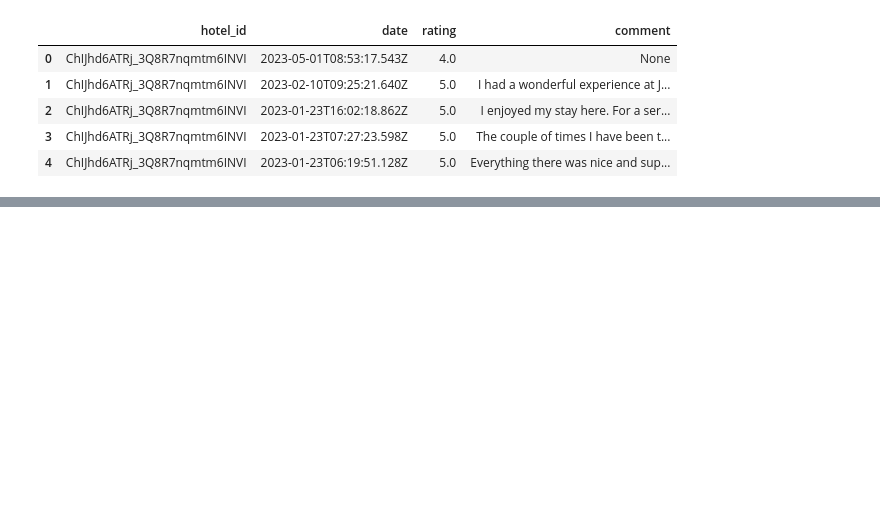
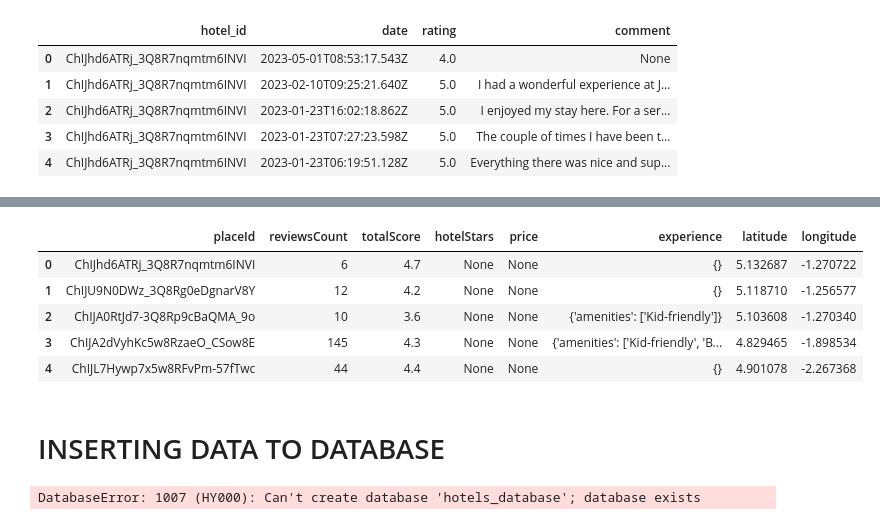
Before and after one commit to josephine-amponsah/review-senti-analysis, a Jupyter notebook: notebooks/data-collect.ipynb, the cells around one changed output, grey strips where cells are left out. Drawn from its saved outputs; the diff is of its cells as text; code cells hidden in the pictures; blank space fills up the shorter version.

```diff
--- a/notebooks/data-collect.ipynb
+++ b/notebooks/data-collect.ipynb
@@ -191,0 +367,3 @@ info_table.head()
+# %%
+hotel_metrics['latitude'] = hotel_metrics['location'].apply(lambda x: x['lat'])
+hotel_metrics['longitude'] = hotel_metrics['location'].apply(lambda x: x['lng'])
@@ -191,0 +379,14 @@ info_table.head()
+# %%
+remove_cols =["city", "title", "location", "countryCode", "categoryName", "reviewsTags", "beach", "additionalInfo"]
+hotel_metrics = hotel_metrics.drop(remove_cols, axis = 1)
+# %%
+hotel_metrics.head()
+# %% [output]
+|  | placeId | reviewsCount | totalScore | hotelStars | price | experience | latitude | longitude |
+| 0 | ChIJhd6ATRj_3Q8R7nqmtm6INVI | 6 | 4.7 | None | None | {} | 5.132687 | -1.270722 |
+| 1 | ChIJU9N0DWz_3Q8Rg0eDgnarV8Y | 12 | 4.2 | None | None | {} | 5.118710 | -1.256577 |
+| 2 | ChIJA0RtJd7-3Q8Rp9cBaQMA_9o | 10 | 3.6 | None | None | {'amenities': ['Kid-friendly']} | 5.103608 | -1.270340 |
+| 3 | ChIJA2dVyhKc5w8RzaeO_CSow8E | 145 | 4.3 | None | None | {'amenities': ['Kid-friendly', 'B... | 4.829465 | -1.898534 |
+| 4 | ChIJL7Hywp7x5w8RFvPm-57fTwc | 44 | 4.4 | None | None | {} | 4.901078 | -2.267368 |
+# %% [markdown]
+# INSERTING DATA TO DATABASE
@@ -191,0 +401,6 @@ info_table.head()
+# %%
+cursor = conn.cursor()
+create_database_query = "CREATE DATABASE hotels_database"
+cursor.execute(create_database_query)
+# %% [output]
+DatabaseError: 1007 (HY000): Can't create database 'hotels_database'; database exists
```
Also changed, not shown: parts of 36 cells of this notebook, 1 other file.
